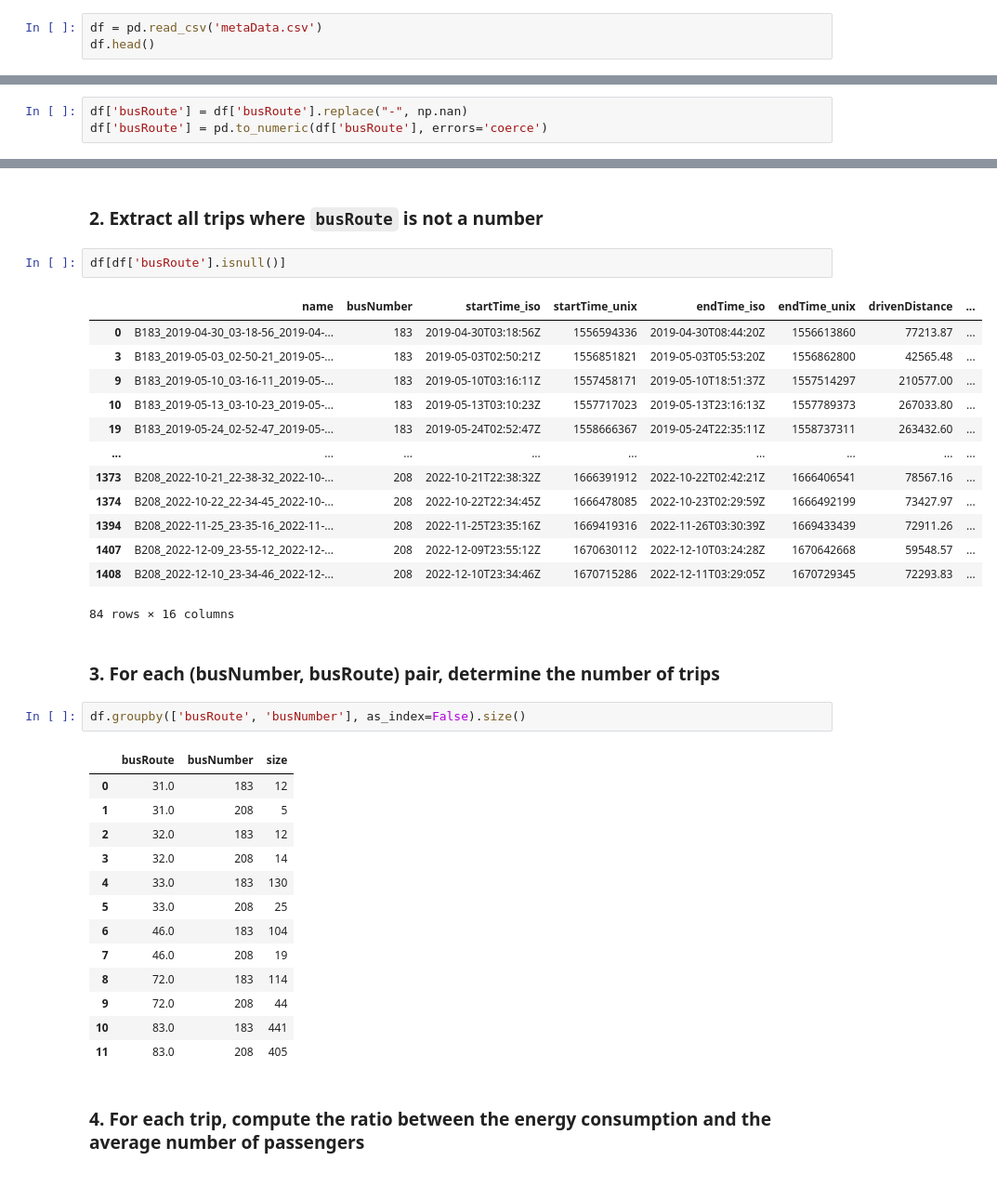
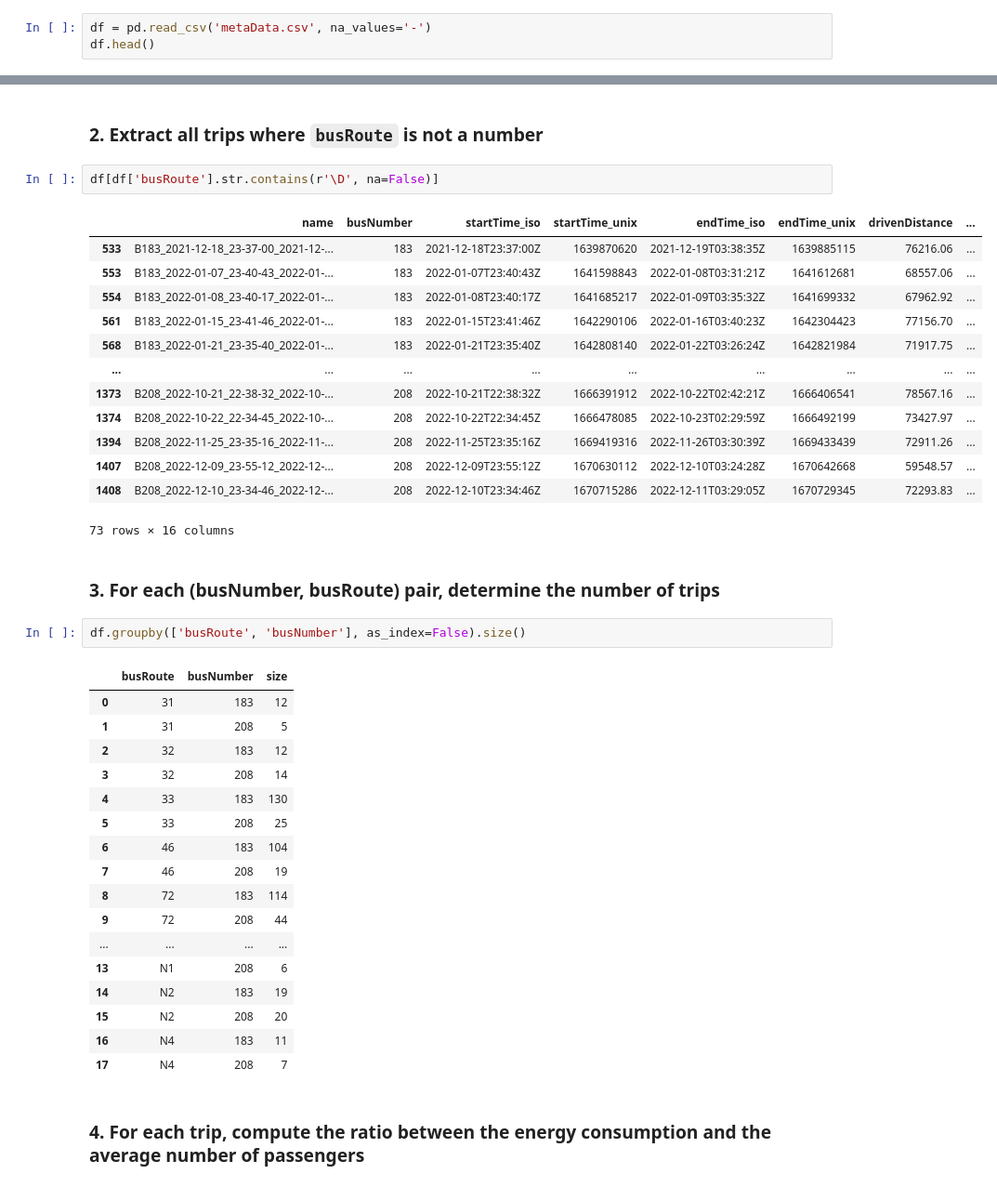
Before and after one commit to andrecardinali/progettocs, a Jupyter notebook: Project.ipynb, the cells around one changed output, grey strips where cells are left out. Shown: that part at 93% size. Drawn from its saved outputs; the diff is of its cells as text.

```diff
--- a/Project.ipynb
+++ b/Project.ipynb
@@ -5,7 +5,7 @@ import os
 import zipfile
 import csv
 # %%
-df = pd.read_csv('metaData.csv')
+df = pd.read_csv('metaData.csv', na_values='-')
 df.head()
 # %% [output]
 |  | name | busNumber | startTime_iso | startTime_unix | endTime_iso | endTime_unix | drivenDistance | ... |
@@ -60,6 +59,3 @@ df.tail()
 | 1408 | B208_2022-12-10_23-34-46_2022-12-... | 208 | 2022-12-10T23:34:46Z | 1670715286 | 2022-12-11T03:29:05Z | 1670729345 | 72293.83 | ... |
 # %% [markdown]
 ### 1. Extract all trips with `busRoute` 83
-# %%
-df['busRoute'] = df['busRoute'].replace("-", np.nan)
-df['busRoute'] = pd.to_numeric(df['busRoute'], errors='coerce')
@@ -100,39 +78,43 @@ df[df['busRoute']==83]
 # %% [markdown]
 ### 2. Extract all trips where `busRoute` is not a number
 # %%
-df[df['busRoute'].isnull()]
+df[df['busRoute'].str.contains(r'\D', na=False)]
 # %% [output]
 |  | name | busNumber | startTime_iso | startTime_unix | endTime_iso | endTime_unix | drivenDistance | ... |
-| 0 | B183_2019-04-30_03-18-56_2019-04-... | 183 | 2019-04-30T03:18:56Z | 1556594336 | 2019-04-30T08:44:20Z | 1556613860 | 77213.87 | ... |
-| 3 | B183_2019-05-03_02-50-21_2019-05-... | 183 | 2019-05-03T02:50:21Z | 1556851821 | 2019-05-03T05:53:20Z | 1556862800 | 42565.48 | ... |
-| 9 | B183_2019-05-10_03-16-11_2019-05-... | 183 | 2019-05-10T03:16:11Z | 1557458171 | 2019-05-10T18:51:37Z | 1557514297 | 210577.00 | ... |
-| 10 | B183_2019-05-13_03-10-23_2019-05-... | 183 | 2019-05-13T03:10:23Z | 1557717023 | 2019-05-13T23:16:13Z | 1557789373 | 267033.80 | ... |
-| 19 | B183_2019-05-24_02-52-47_2019-05-... | 183 | 2019-05-24T02:52:47Z | 1558666367 | 2019-05-24T22:35:11Z | 1558737311 | 263432.60 | ... |
+| 533 | B183_2021-12-18_23-37-00_2021-12-... | 183 | 2021-12-18T23:37:00Z | 1639870620 | 2021-12-19T03:38:35Z | 1639885115 | 76216.06 | ... |
+| 553 | B183_2022-01-07_23-40-43_2022-01-... | 183 | 2022-01-07T23:40:43Z | 1641598843 | 2022-01-08T03:31:21Z | 1641612681 | 68557.06 | ... |
+| 554 | B183_2022-01-08_23-40-17_2022-01-... | 183 | 2022-01-08T23:40:17Z | 1641685217 | 2022-01-09T03:35:32Z | 1641699332 | 67962.92 | ... |
+| 561 | B183_2022-01-15_23-41-46_2022-01-... | 183 | 2022-01-15T23:41:46Z | 1642290106 | 2022-01-16T03:40:23Z | 1642304423 | 77156.70 | ... |
+| 568 | B183_2022-01-21_23-35-40_2022-01-... | 183 | 2022-01-21T23:35:40Z | 1642808140 | 2022-01-22T03:26:24Z | 1642821984 | 71917.75 | ... |
 | ... | ... | ... | ... | ... | ... | ... | ... | ... |
 | 1373 | B208_2022-10-21_22-38-32_2022-10-... | 208 | 2022-10-21T22:38:32Z | 1666391912 | 2022-10-22T02:42:21Z | 1666406541 | 78567.16 | ... |
 | 1374 | B208_2022-10-22_22-34-45_2022-10-... | 208 | 2022-10-22T22:34:45Z | 1666478085 | 2022-10-23T02:29:59Z | 1666492199 | 73427.97 | ... |
 | 1394 | B208_2022-11-25_23-35-16_2022-11-... | 208 | 2022-11-25T23:35:16Z | 1669419316 | 2022-11-26T03:30:39Z | 1669433439 | 72911.26 | ... |
 | 1407 | B208_2022-12-09_23-55-12_2022-12-... | 208 | 2022-12-09T23:55:12Z | 1670630112 | 2022-12-10T03:24:28Z | 1670642668 | 59548.57 | ... |
 | 1408 | B208_2022-12-10_23-34-46_2022-12-... | 208 | 2022-12-10T23:34:46Z | 1670715286 | 2022-12-11T03:29:05Z | 1670729345 | 72293.83 | ... |
-84 rows × 16 columns
+73 rows × 16 columns
 # %% [markdown]
 ### 3. For each (busNumber, busRoute) pair, determine the number of trips
 # %%
 df.groupby(['busRoute', 'busNumber'], as_index=False).size()
 # %% [output]
 |  | busRoute | busNumber | size |
-| 0 | 31.0 | 183 | 12 |
-| 1 | 31.0 | 208 | 5 |
-| 2 | 32.0 | 183 | 12 |
-| 3 | 32.0 | 208 | 14 |
-| 4 | 33.0 | 183 | 130 |
-| 5 | 33.0 | 208 | 25 |
-| 6 | 46.0 | 183 | 104 |
-| 7 | 46.0 | 208 | 19 |
-| 8 | 72.0 | 183 | 114 |
-| 9 | 72.0 | 208 | 44 |
-| 10 | 83.0 | 183 | 441 |
-| 11 | 83.0 | 208 | 405 |
+| 0 | 31 | 183 | 12 |
+| 1 | 31 | 208 | 5 |
+| 2 | 32 | 183 | 12 |
+| 3 | 32 | 208 | 14 |
+| 4 | 33 | 183 | 130 |
+| 5 | 33 | 208 | 25 |
+| 6 | 46 | 183 | 104 |
+| 7 | 46 | 208 | 19 |
+| 8 | 72 | 183 | 114 |
+| 9 | 72 | 208 | 44 |
+| ... | ... | ... | ... |
+| 13 | N1 | 208 | 6 |
+| 14 | N2 | 183 | 19 |
+| 15 | N2 | 208 | 20 |
+| 16 | N4 | 183 | 11 |
+| 17 | N4 | 208 | 7 |
 # %% [markdown]
 ### 4. For each trip, compute the ratio between the energy consumption and the average number of passengers
 # %%
```
Also changed, not shown: parts of 25 cells of this notebook, 1 other file.
